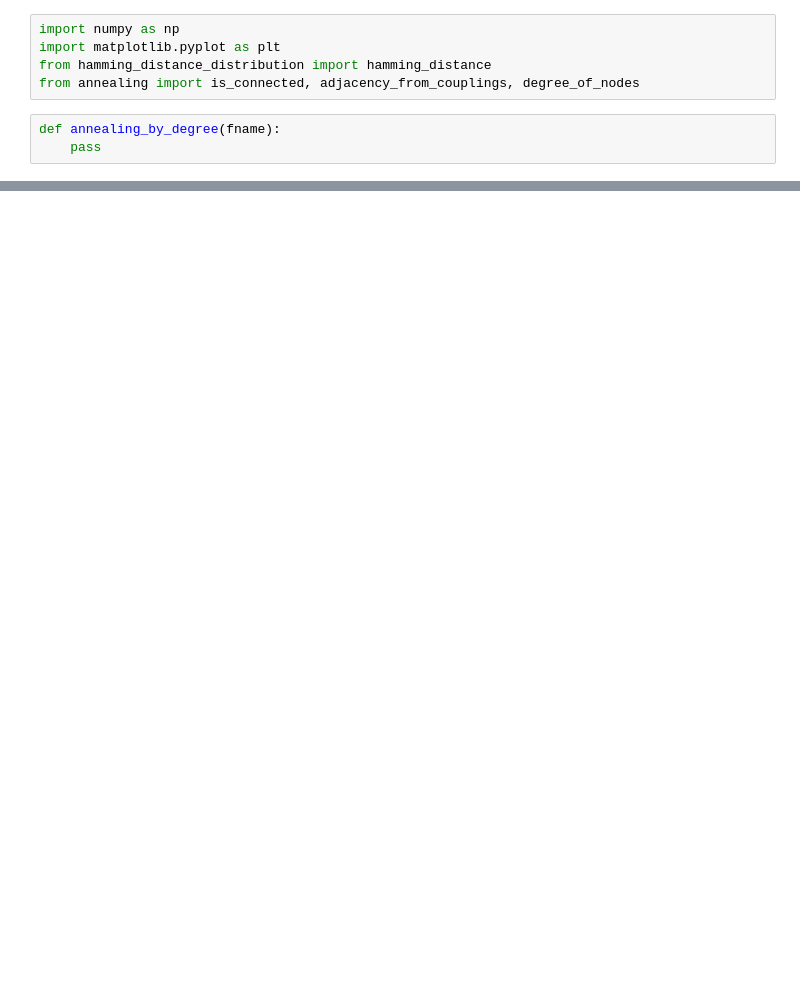
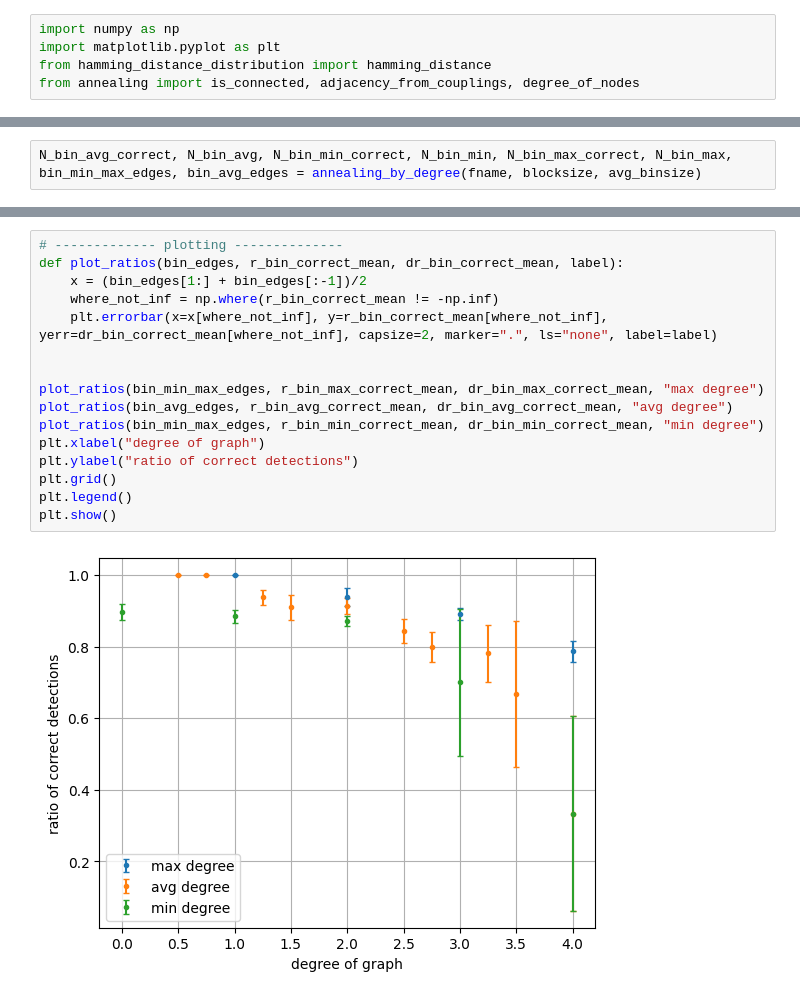
Before and after one commit to FabianGanzer/REP_quantum_annealing, a Jupyter notebook: degree_of_graph.ipynb, the cells around one changed output, grey strips where cells are left out. Cells and saved outputs as stored; diff of their text form; blank space fills up the shorter version.

```diff
--- a/degree_of_graph.ipynb
+++ b/degree_of_graph.ipynb
@@ -3,6 +3,3 @@ import numpy as np
 import matplotlib.pyplot as plt
 from hamming_distance_distribution import hamming_distance
 from annealing import is_connected, adjacency_from_couplings, degree_of_nodes
-# %%
-def annealing_by_degree(fname):
-    pass
@@ -36,0 +134,2 @@ False
+# %%
+N_bin_avg_correct, N_bin_avg, N_bin_min_correct, N_bin_min, N_bin_max_correct, N_bin_max, bin_min_max_edges, bin_avg_edges = annealing_by_degree(fname, blocksize, avg_binsize)
@@ -36,0 +189,18 @@ False
+# %%
+# ------------- plotting --------------
+def plot_ratios(bin_edges, r_bin_correct_mean, dr_bin_correct_mean, label):
+    x = (bin_edges[1:] + bin_edges[:-1])/2
+    where_not_inf = np.where(r_bin_correct_mean != -np.inf)
+    plt.errorbar(x=x[where_not_inf], y=r_bin_correct_mean[where_not_inf], yerr=dr_bin_correct_mean[where_not_inf], capsize=2, marker=".", ls="none", label=label)
+
+
+plot_ratios(bin_min_max_edges, r_bin_max_correct_mean, dr_bin_max_correct_mean, "max degree")
+plot_ratios(bin_avg_edges, r_bin_avg_correct_mean, dr_bin_avg_correct_mean, "avg degree")
+plot_ratios(bin_min_max_edges, r_bin_min_correct_mean, dr_bin_min_correct_mean, "min degree")
+plt.xlabel("degree of graph")
+plt.ylabel("ratio of correct detections")
+plt.grid()
+plt.legend()
+plt.show()
+# %% [output]
+[figure, added]
```
Also changed, not shown: parts of 8 cells of this notebook, 45 other files.
